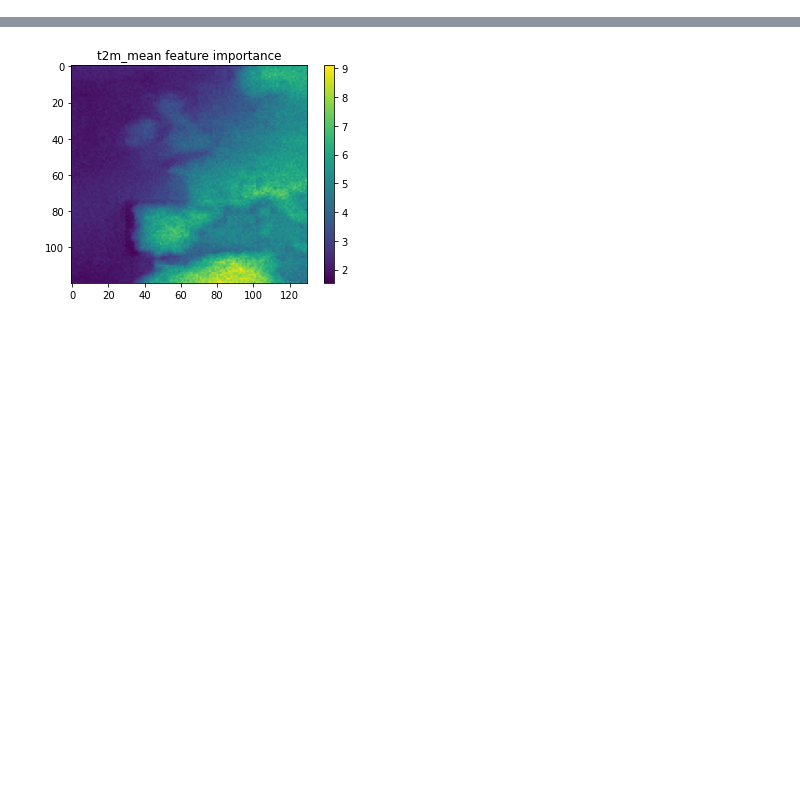
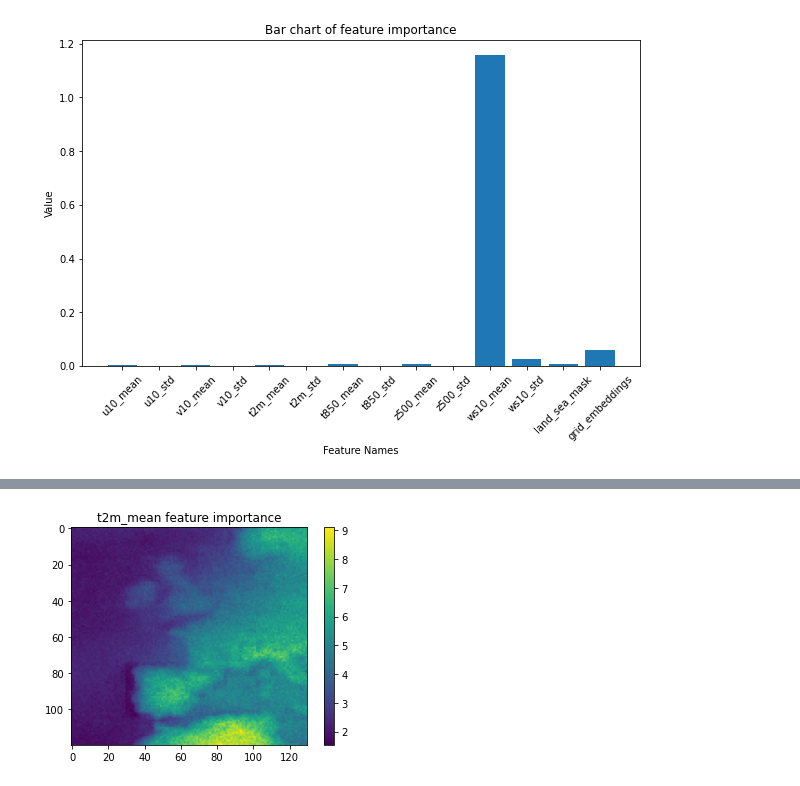
Before and after one commit to cleveryangcong/Bachelor_Thesis, a Jupyter notebook: notebooks/reports/1.4-dc-feature_importance.ipynb, the cells around one changed output, grey strips where cells are left out. Cells and saved outputs as stored; diff of their text form; code cells hidden in the pictures; blank space fills up the shorter version.

Commit message:
Add feature importance ws10

```diff
--- a/notebooks/reports/1.4-dc-feature_importance.ipynb
+++ b/notebooks/reports/1.4-dc-feature_importance.ipynb
@@ -45,6 +47,7 @@ from src.features.load_feature_importance import *
 [interactive output not drawn]
 # %%
 t2m_11_feature_importance = load_feature_importance(2)
+ws10_11_feature_importance = load_feature_importance(5)
 # %% [output]
 [interactive output not drawn]
 # %%
@@ -52,7 +55,7 @@ t2m_11_feature_importance_mean = [var.mean() for var in t2m_11_feature_importanc
 t2m_11_feature_importance_mean.append(0.6009533648913927)
 t2m_11_feature_importance_mean.append(0.6186617856448717)
 
-
+ws10_11_feature_importance_mean = [var.mean() for var in ws10_11_feature_importance]
 ws10_11_feature_importance_mean.append(0.008937418460845947)
 ws10_11_feature_importance_mean.append(0.0575486421585083)
 # %% [output]
@@ -92,3 +95,37 @@ plt.show()
 # %% [output]
 [figure]
 [interactive output not drawn]
+# %%
+# Define the bar names
+bar_names = [
+    "u10_mean",
+    "u10_std",
+    "v10_mean",
+    "v10_std",
+    "t2m_mean",
+    "t2m_std",
+    "t850_mean",
+    "t850_std",
+    "z500_mean",
+    "z500_std",
+    "ws10_mean",
+    "ws10_std",
+    "land_sea_mask",
+    "grid_embeddings",
+]
+
+# Create the bar chart
+plt.figure(
+    figsize=(10, 6)
+)  # Optional: You can change the figure size to better fit your values
+plt.bar(bar_names, ws10_11_feature_importance_mean)
+
+plt.xlabel("Feature Names")  # X-axis label
+plt.ylabel("Value")  # Y-axis label
+plt.title("Bar chart of feature importance")  # Chart title
+plt.xticks(rotation=45)  # Rotate X-axis labels for better readability
+
+# Display the bar chart
+plt.show()
+# %% [output]
+[figure, added]
```
Also changed, not shown: parts of 4 cells of this notebook.
